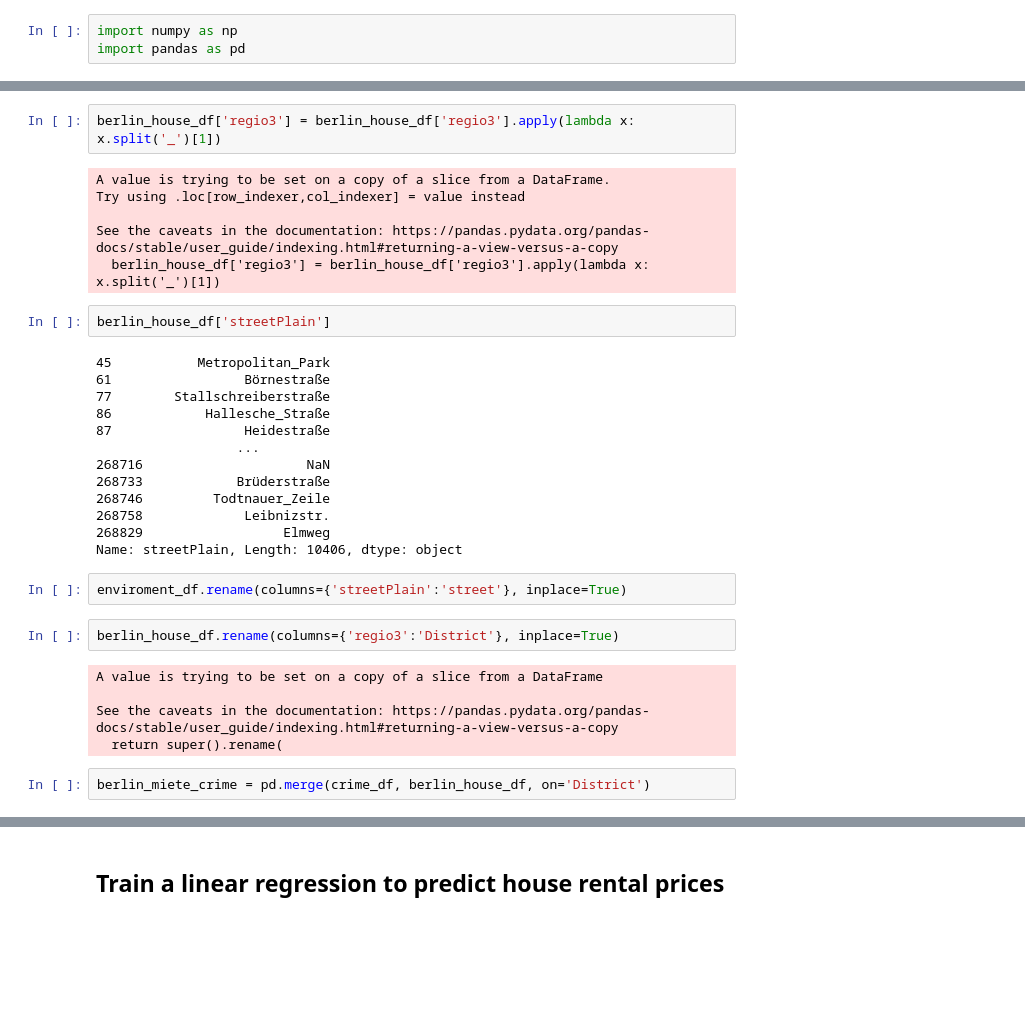
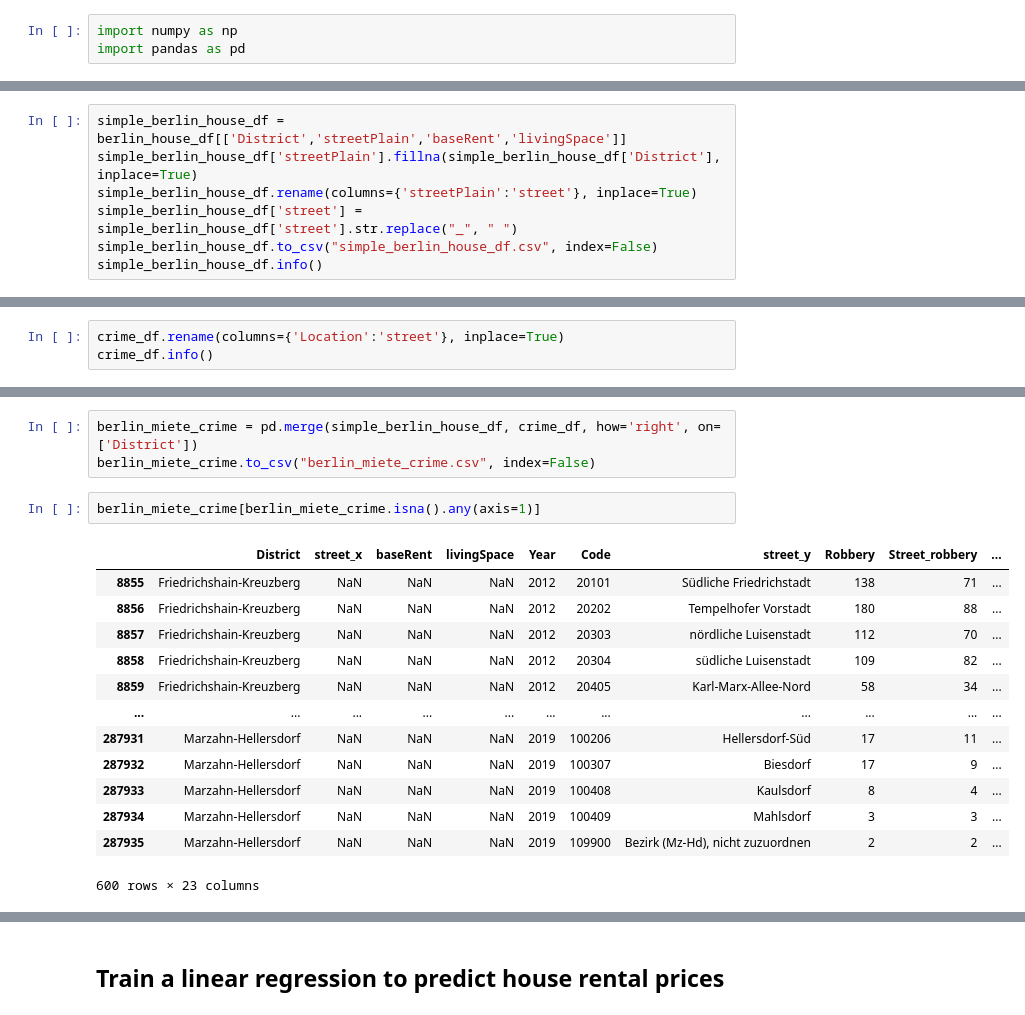
Before and after one commit to YoungBinKo/ML_Predict_Berlin_Rent, a Jupyter notebook: Immo.ipynb, the cells around one changed output, grey strips where cells are left out. Saved outputs shown, nothing was run; the diff lists cells and outputs as text; blank space fills up the shorter version.

```diff
--- a/Immo.ipynb
+++ b/Immo.ipynb
@@ -42,0 +90,7 @@ enviroment_df.head(3) # street
+# %%
+simple_berlin_house_df = berlin_house_df[['District','streetPlain','baseRent','livingSpace']]
+simple_berlin_house_df['streetPlain'].fillna(simple_berlin_house_df['District'], inplace=True)
+simple_berlin_house_df.rename(columns={'streetPlain':'street'}, inplace=True)
+simple_berlin_house_df['street'] = simple_berlin_house_df['street'].str.replace("_", " ")
+simple_berlin_house_df.to_csv("simple_berlin_house_df.csv", index=False)
+simple_berlin_house_df.info()
@@ -42,0 +118,3 @@ enviroment_df.head(3) # street
+# %%
+crime_df.rename(columns={'Location':'street'}, inplace=True)
+crime_df.info()
@@ -63,35 +152,20 @@ memory usage: 3.6+ MB
-# %%
-berlin_house_df['regio3'] = berlin_house_df['regio3'].apply(lambda x: x.split('_')[1])
-# %% [output]
-A value is trying to be set on a copy of a slice from a DataFrame.
-Try using .loc[row_indexer,col_indexer] = value instead
-
-See the caveats in the documentation: https://pandas.pydata.org/pandas-docs/stable/user_guide/indexing.html#returning-a-view-versus-a-copy
-  berlin_house_df['regio3'] = berlin_house_df['regio3'].apply(lambda x: x.split('_')[1])
-# %%
-berlin_house_df['streetPlain']
-# %% [output]
-45           Metropolitan_Park
-61                 Börnestraße
-77        Stallschreiberstraße
-86            Hallesche_Straße
-87                 Heidestraße
-                  ...
-268716                     NaN
-268733            Brüderstraße
-268746         Todtnauer_Zeile
-268758             Leibnizstr.
-268829                  Elmweg
-Name: streetPlain, Length: 10406, dtype: object
-# %%
-enviroment_df.rename(columns={'streetPlain':'street'}, inplace=True)
-# %%
-berlin_house_df.rename(columns={'regio3':'District'}, inplace=True)
-# %% [output]
-A value is trying to be set on a copy of a slice from a DataFrame
-
-See the caveats in the documentation: https://pandas.pydata.org/pandas-docs/stable/user_guide/indexing.html#returning-a-view-versus-a-copy
-  return super().rename(
 # %%
-berlin_miete_crime = pd.merge(crime_df, berlin_house_df, on='District')
+berlin_miete_crime = pd.merge(simple_berlin_house_df, crime_df, how='right', on=['District'])
+berlin_miete_crime.to_csv("berlin_miete_crime.csv", index=False)
+# %%
+berlin_miete_crime[berlin_miete_crime.isna().any(axis=1)]
+# %% [output]
+|  | District | street_x | baseRent | livingSpace | Year | Code | street_y | Robbery | Street_robbery | ... |
+| 8855 | Friedrichshain-Kreuzberg | NaN | NaN | NaN | 2012 | 20101 | Südliche Friedrichstadt | 138 | 71 | ... |
+| 8856 | Friedrichshain-Kreuzberg | NaN | NaN | NaN | 2012 | 20202 | Tempelhofer Vorstadt | 180 | 88 | ... |
+| 8857 | Friedrichshain-Kreuzberg | NaN | NaN | NaN | 2012 | 20303 | nördliche Luisenstadt | 112 | 70 | ... |
+| 8858 | Friedrichshain-Kreuzberg | NaN | NaN | NaN | 2012 | 20304 | südliche Luisenstadt | 109 | 82 | ... |
+| 8859 | Friedrichshain-Kreuzberg | NaN | NaN | NaN | 2012 | 20405 | Karl-Marx-Allee-Nord | 58 | 34 | ... |
+| ... | ... | ... | ... | ... | ... | ... | ... | ... | ... | ... |
+| 287931 | Marzahn-Hellersdorf | NaN | NaN | NaN | 2019 | 100206 | Hellersdorf-Süd | 17 | 11 | ... |
+| 287932 | Marzahn-Hellersdorf | NaN | NaN | NaN | 2019 | 100307 | Biesdorf | 17 | 9 | ... |
+| 287933 | Marzahn-Hellersdorf | NaN | NaN | NaN | 2019 | 100408 | Kaulsdorf | 8 | 4 | ... |
+| 287934 | Marzahn-Hellersdorf | NaN | NaN | NaN | 2019 | 100409 | Mahlsdorf | 3 | 3 | ... |
+| 287935 | Marzahn-Hellersdorf | NaN | NaN | NaN | 2019 | 109900 | Bezirk (Mz-Hd), nicht zuzuordnen | 2 | 2 | ... |
+600 rows × 23 columns
 # %%
```
Also changed, not shown: parts of 20 cells of this notebook.
